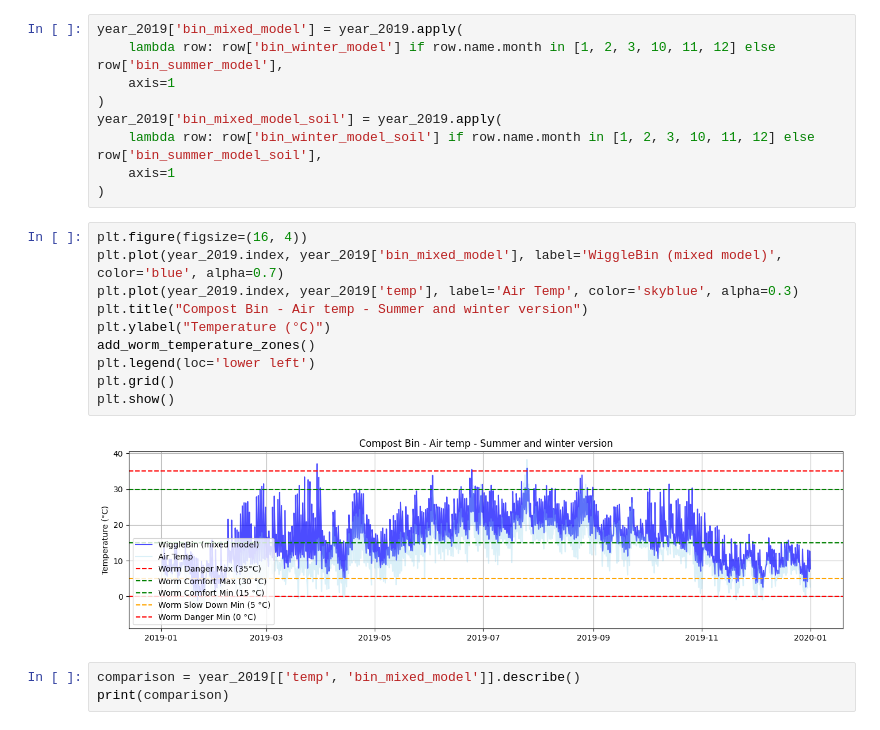
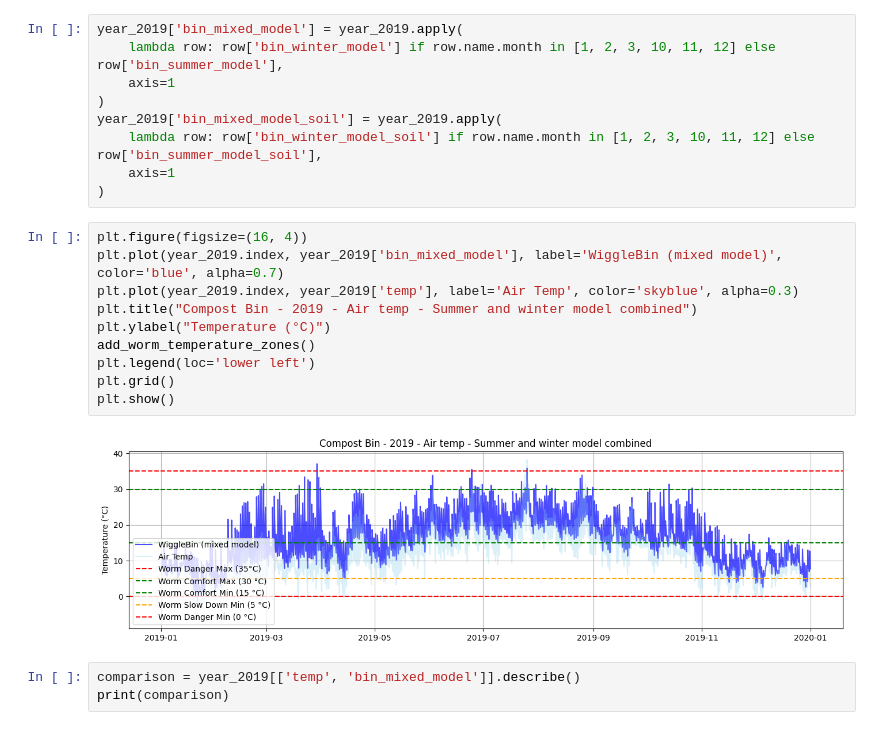
Before and after one commit to wiggle-bin/wiggle-research, a Jupyter notebook: wiggle-bin-year-analysis.ipynb, the cells around one changed output. Saved outputs shown, nothing was run; the diff lists cells and outputs as text.

Commit message:
Added years to plot titles

```diff
--- a/wiggle-bin-year-analysis.ipynb
+++ b/wiggle-bin-year-analysis.ipynb
@@ -130,15 +128,15 @@ year_2019['bin_mixed_model_soil'] = year_2019.apply(
 # %%
 plt.figure(figsize=(16, 4))
 plt.plot(year_2019.index, year_2019['bin_mixed_model'], label='WiggleBin (mixed model)', color='blue', alpha=0.7)
 plt.plot(year_2019.index, year_2019['temp'], label='Air Temp', color='skyblue', alpha=0.3)
-plt.title("Compost Bin - Air temp - Summer and winter version")
+plt.title("Compost Bin - 2019 - Air temp - Summer and winter model combined")
 plt.ylabel("Temperature (°C)")
 add_worm_temperature_zones()
 plt.legend(loc='lower left')
 plt.grid()
 plt.show()
 # %% [output]
-[figure, old version]
+[figure, new version]
 # %%
 comparison = year_2019[['temp', 'bin_mixed_model']].describe()
 print(comparison)
```
Also changed, not shown: parts of 5 cells of this notebook.
